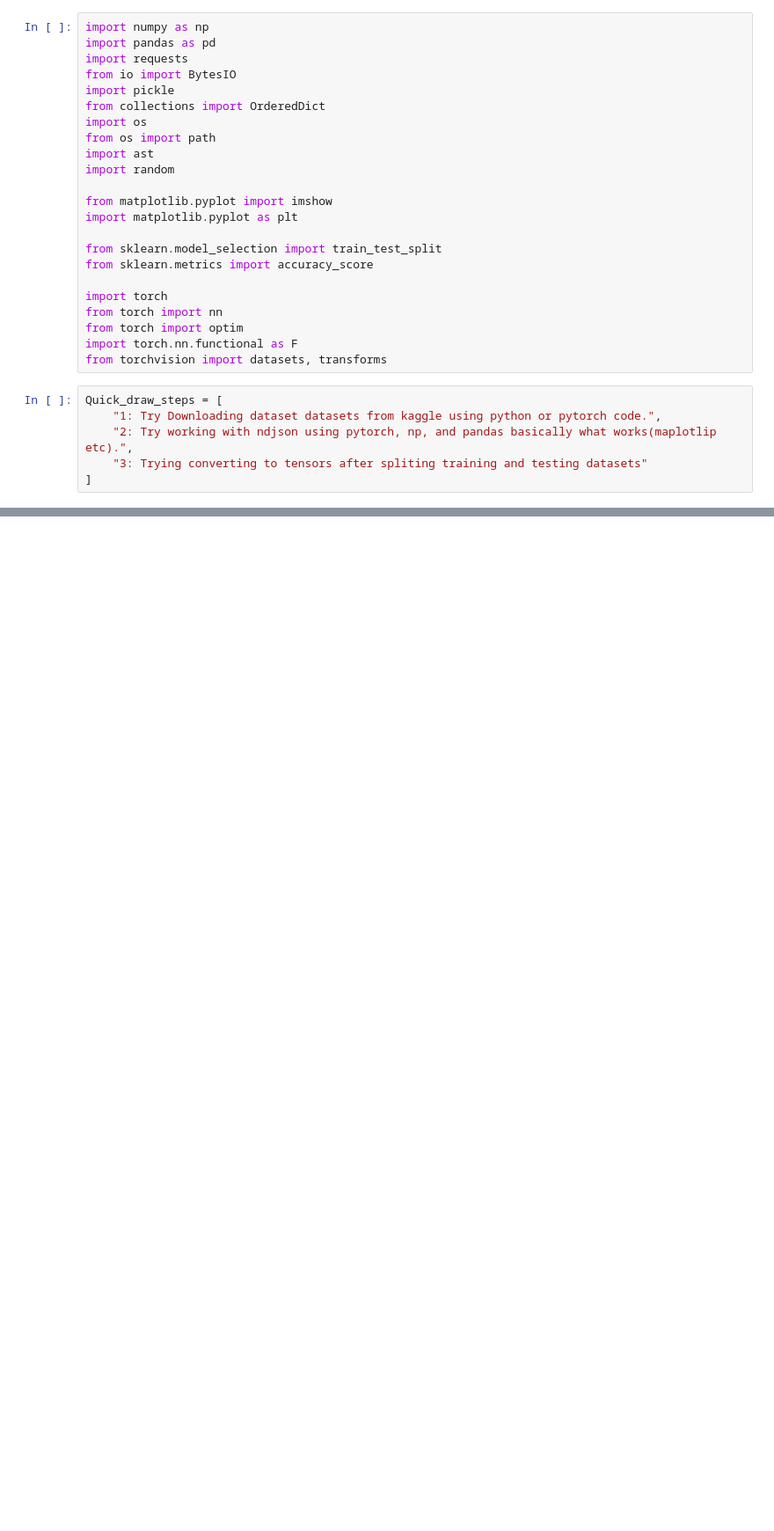
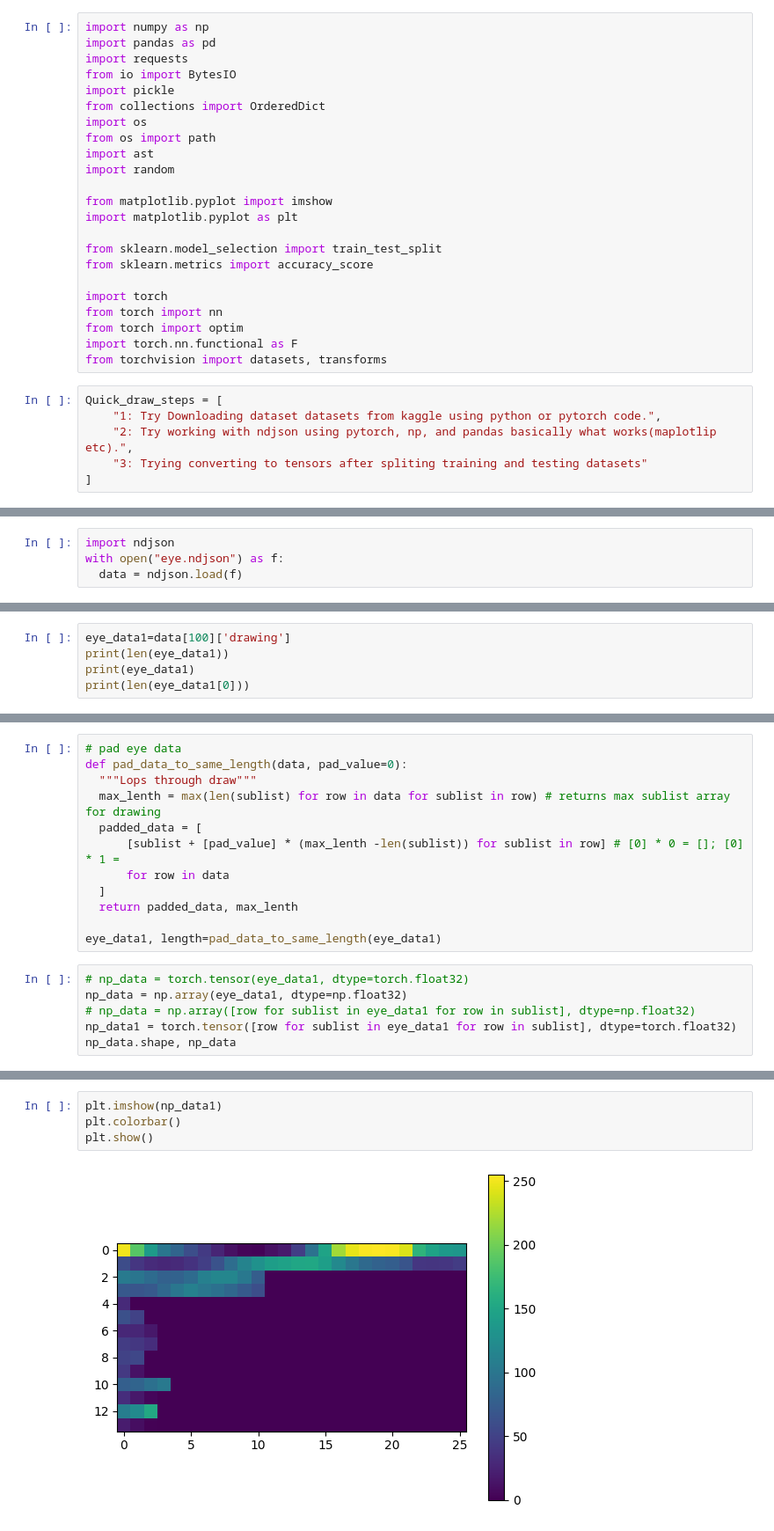
Before and after one commit to Godswillben/quick_draw_pytorch, a Jupyter notebook: quick_draw_try.ipynb, the cells around one changed output, grey strips where cells are left out. Shown at 88% size. Drawn from its saved outputs; the diff is of its cells as text; blank space fills up the shorter version.

```diff
--- a/quick_draw_try.ipynb
+++ b/quick_draw_try.ipynb
@@ -31,0 +57,4 @@ Quick_draw_steps = [
+# %%
+import ndjson
+with open("eye.ndjson") as f:
+  data = ndjson.load(f)
@@ -31,0 +80,5 @@ Quick_draw_steps = [
+# %%
+eye_data1=data[100]['drawing']
+print(len(eye_data1))
+print(eye_data1)
+print(len(eye_data1[0]))
@@ -31,0 +89,18 @@ Quick_draw_steps = [
+# %%
+# pad eye data
+def pad_data_to_same_length(data, pad_value=0):
+  """Lops through draw"""
+  max_lenth = max(len(sublist) for row in data for sublist in row) # returns max sublist array for drawing
+  padded_data = [
+      [sublist + [pad_value] * (max_lenth -len(sublist)) for sublist in row] # [0] * 0 = []; [0] * 1 =
+      for row in data
+  ]
+  return padded_data, max_lenth
+
+eye_data1, length=pad_data_to_same_length(eye_data1)
+# %%
+# np_data = torch.tensor(eye_data1, dtype=torch.float32)
+np_data = np.array(eye_data1, dtype=np.float32)
+# np_data = np.array([row for sublist in eye_data1 for row in sublist], dtype=np.float32)
+np_data1 = torch.tensor([row for sublist in eye_data1 for row in sublist], dtype=torch.float32)
+np_data.shape, np_data
@@ -31,0 +172,6 @@ Quick_draw_steps = [
+# %%
+plt.imshow(np_data1)
+plt.colorbar()
+plt.show()
+# %% [output]
+[figure, added]
```
Also changed, not shown: parts of 11 cells of this notebook.
